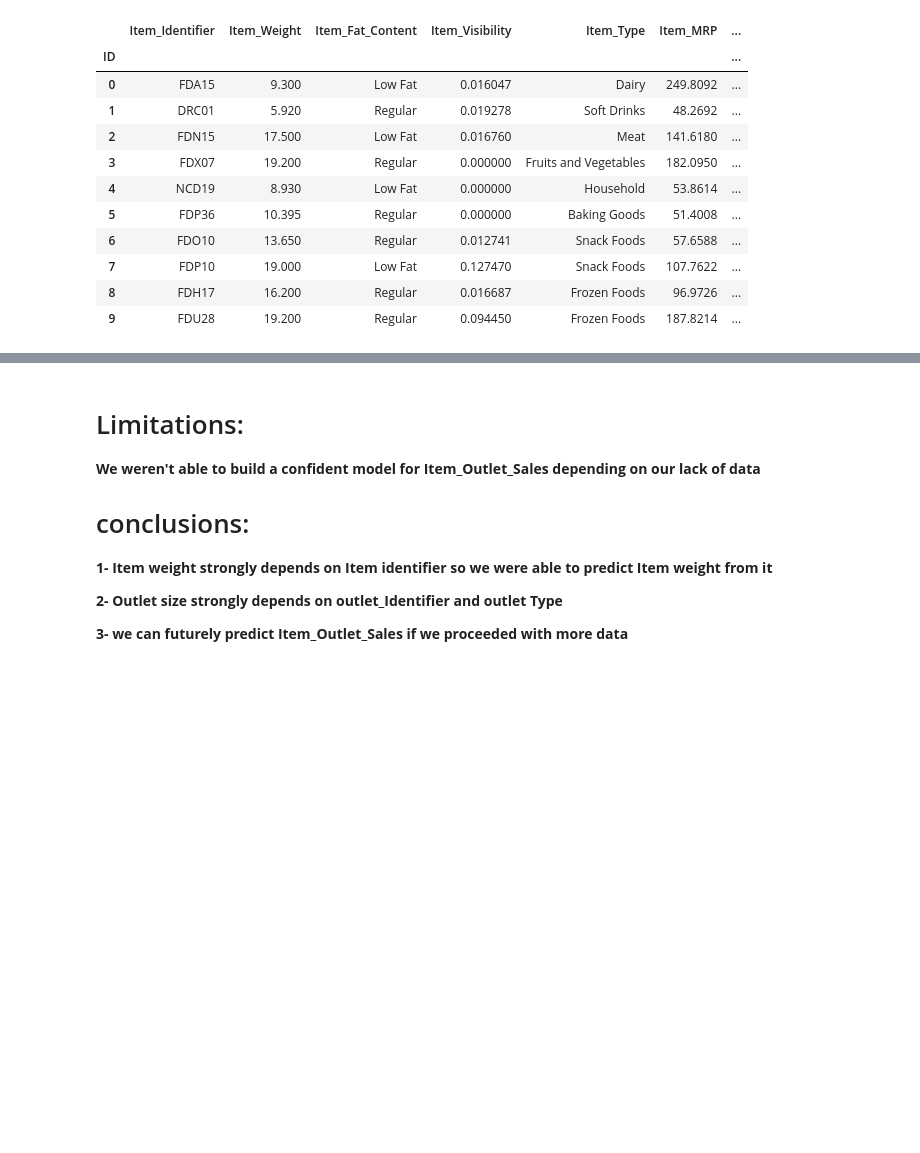
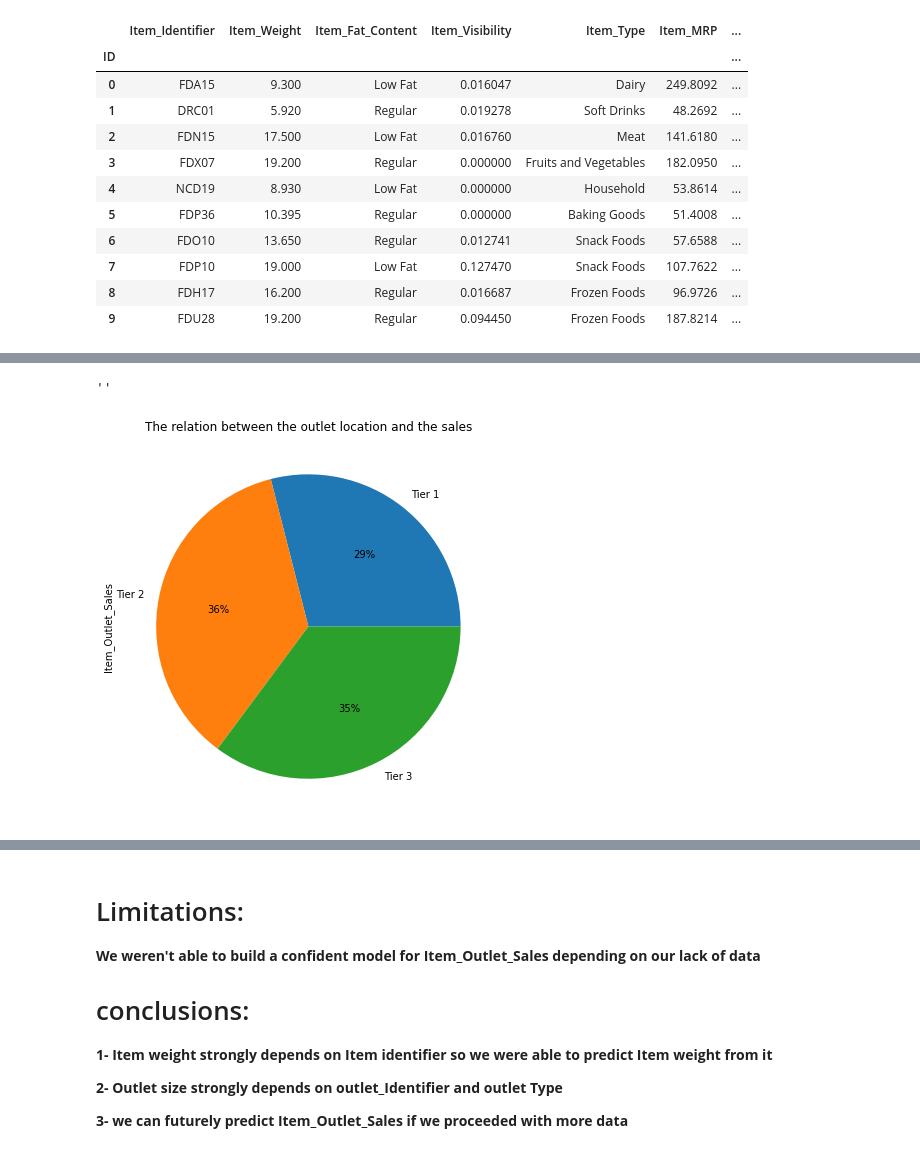
Before and after one commit to Sherif-MoOo/Case_study_analyzing-and-predicting-supermarket-features-, a Jupyter notebook: Analyzing and predicting supermarket features.ipynb, the cells around one changed output, grey strips where cells are left out. Saved outputs shown, nothing was run; the diff lists cells and outputs as text; code cells hidden in the pictures; blank space fills up the shorter version.

```diff
--- a/Analyzing and predicting supermarket features.ipynb
+++ b/Analyzing and predicting supermarket features.ipynb
@@ -425,0 +432,6 @@ Inverse Label Encoding, from categorical to numerical completed in Successfully.
+# %%
+df.groupby('Outlet_Location_Type')['Item_Outlet_Sales'].mean().plot(kind='pie',title='The relation between the outlet location and the sales',figsize=(7,7),autopct='%0.0f%%')
+;
+# %% [output]
+''
+[figure, added]
```
Also changed, not shown: parts of 2 cells of this notebook.
